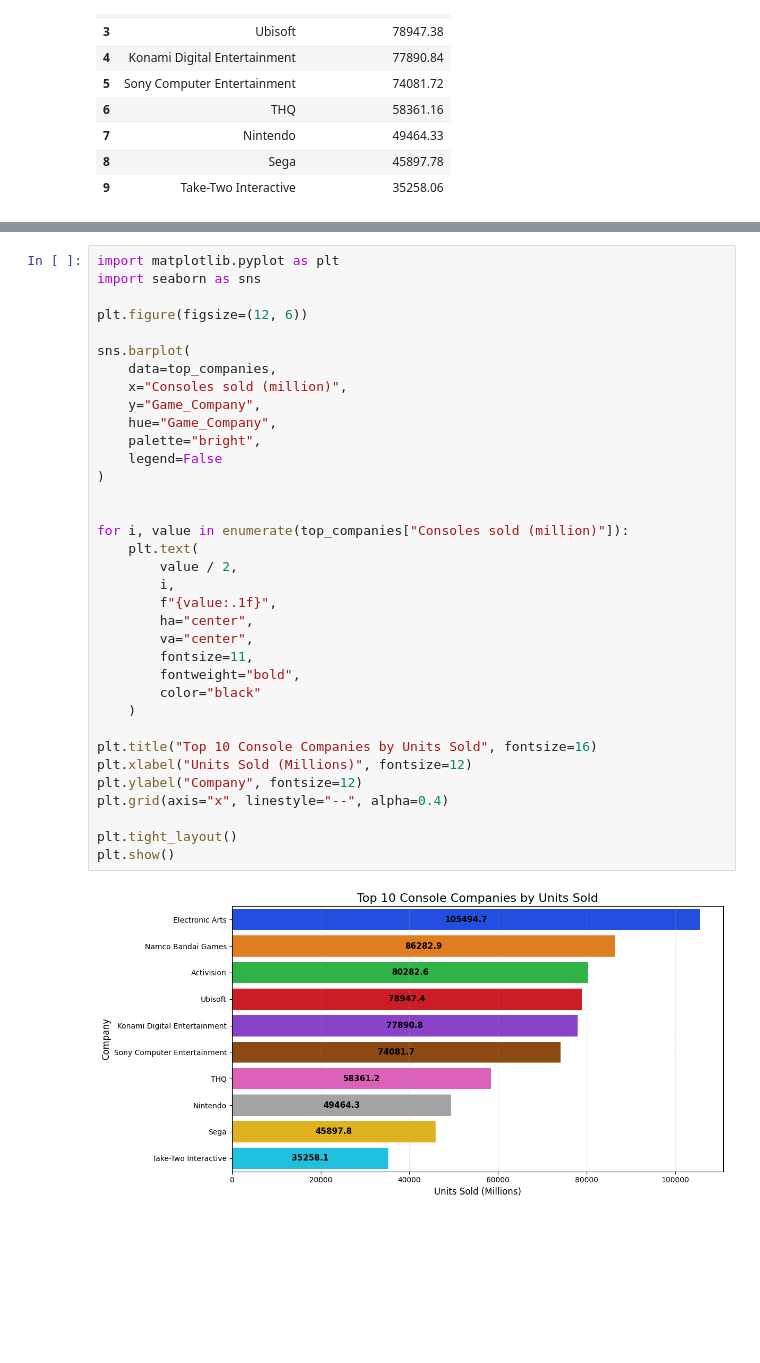
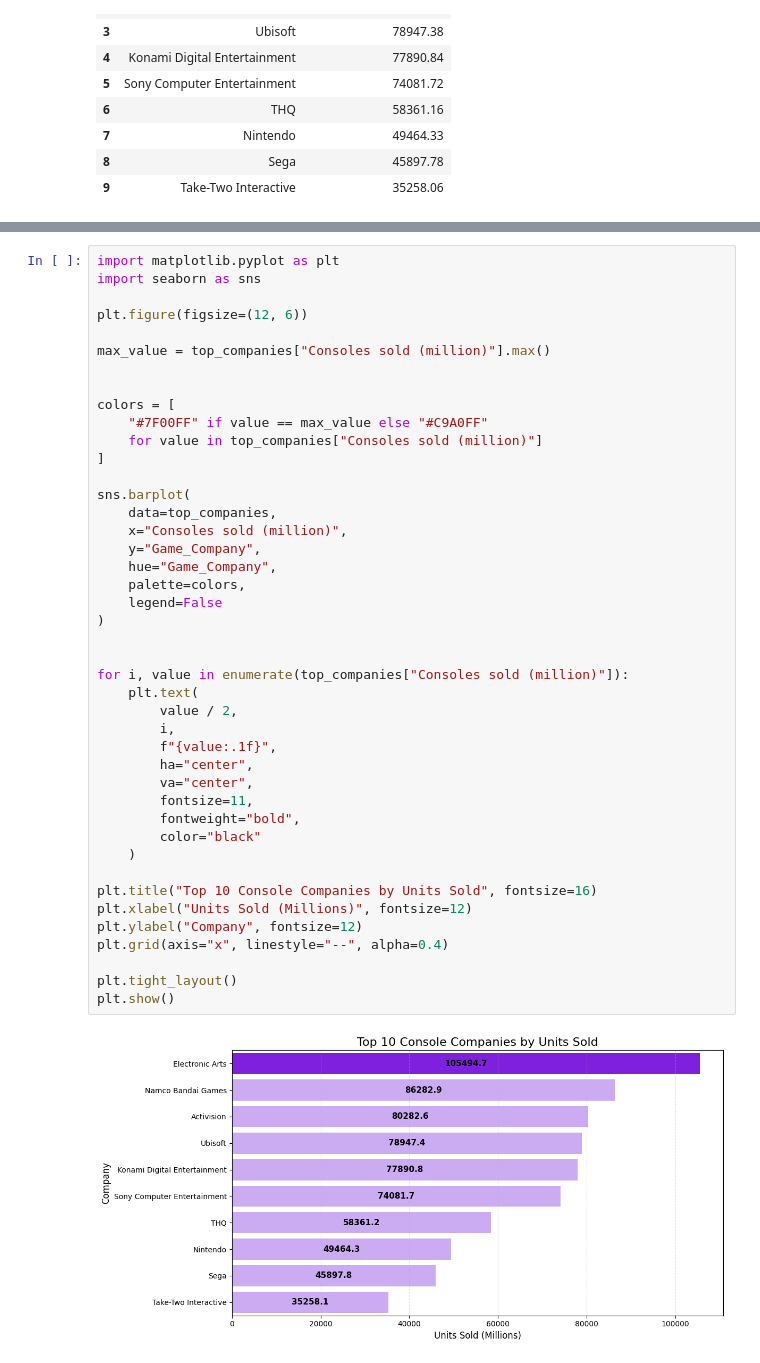
Before and after one commit to Teerp1986/The-Evolution-Of-Gaming, a Jupyter notebook: notebook/gamevolve.ipynb, the cells around one changed output, grey strips where cells are left out. Saved outputs shown, nothing was run; the diff lists cells and outputs as text; blank space fills up the shorter version.

```diff
--- a/notebook/gamevolve.ipynb
+++ b/notebook/gamevolve.ipynb
@@ -658,35 +561,43 @@ import seaborn as sns
 
 plt.figure(figsize=(12, 6))
 
+max_value = top_companies["Consoles sold (million)"].max()
+
+
+colors = [
+    "#7F00FF" if value == max_value else "#C9A0FF"
+    for value in top_companies["Consoles sold (million)"]
+]
+
 sns.barplot(
     data=top_companies,
     x="Consoles sold (million)",
     y="Game_Company",
     hue="Game_Company",
-    palette="bright",
+    palette=colors,
     legend=False
 )
 
 
 for i, value in enumerate(top_companies["Consoles sold (million)"]):
     plt.text(
         value / 2,
         i,
         f"{value:.1f}",
         ha="center",
         va="center",
         fontsize=11,
         fontweight="bold",
         color="black"
     )
 
 plt.title("Top 10 Console Companies by Units Sold", fontsize=16)
 plt.xlabel("Units Sold (Millions)", fontsize=12)
 plt.ylabel("Company", fontsize=12)
 plt.grid(axis="x", linestyle="--", alpha=0.4)
 
 plt.tight_layout()
 plt.show()
 # %% [output]
-[figure, old version]
+[figure, new version]
 # %% [markdown]
```
Also changed, not shown: parts of 27 cells of this notebook, 6 other files.
